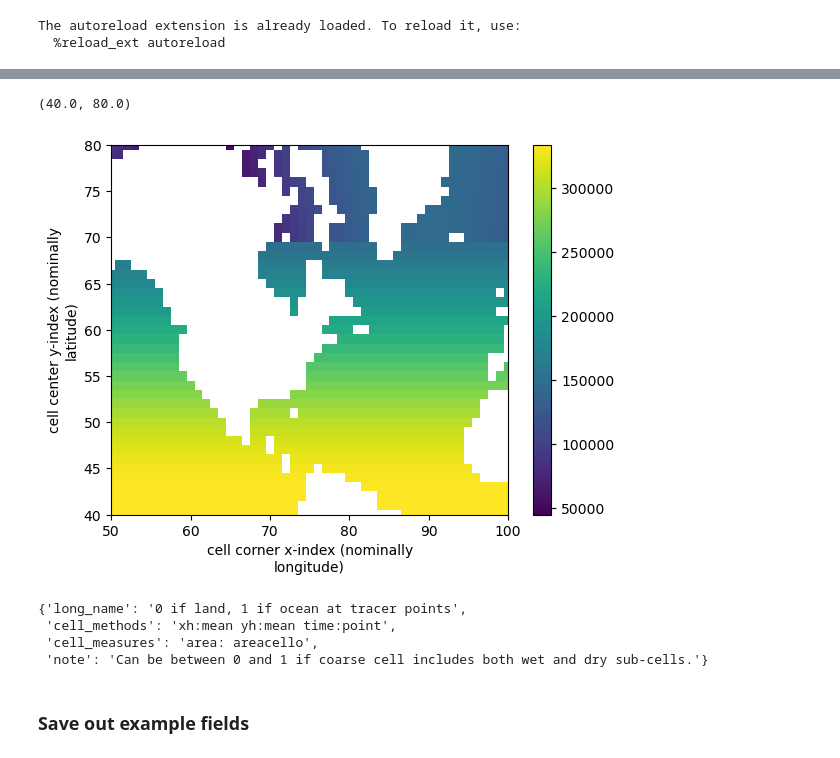
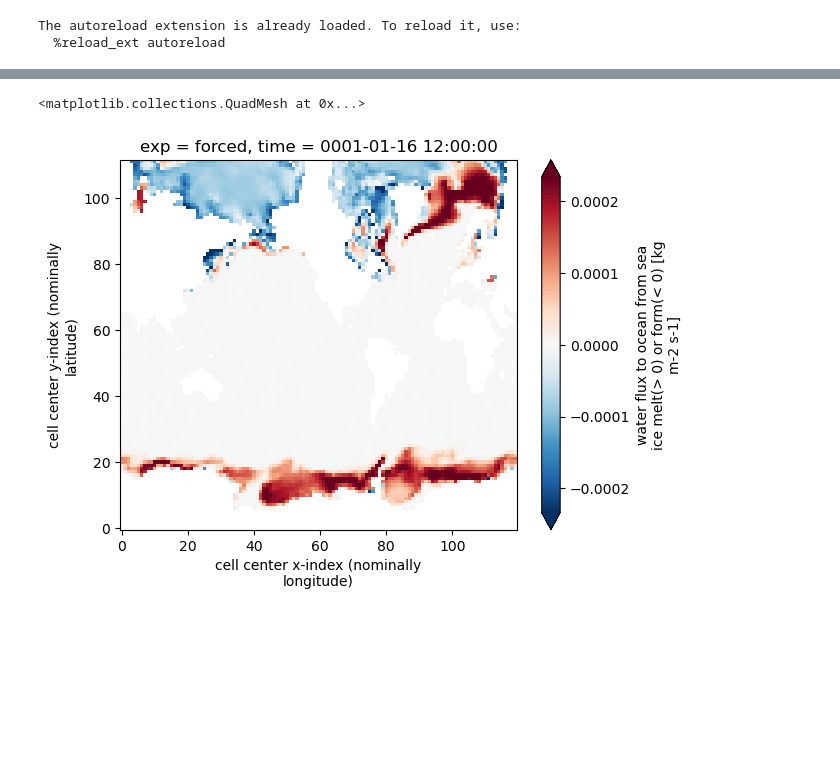
Before and after one commit to hdrake/CM4Xutils, a Jupyter notebook: examples/coarsen_budget_diags.ipynb, the cells around one changed output, grey strips where cells are left out. Cells and saved outputs as stored; diff of their text form; code cells hidden in the pictures; blank space fills up the shorter version.

```diff
--- a/examples/coarsen_budget_diags.ipynb
+++ b/examples/coarsen_budget_diags.ipynb
@@ -105,4 +64,4 @@ grid._ds.dyCu.fillna(0.).plot()
 # %%
-ds = remap_budgets_to_sigma2_and_coarsen("CM4Xp25", 2050)
+ds = remap_budgets_to_sigma2_and_coarsen("CM4Xp25", 1850)
 display(ds)
 # %% [output]
@@ -177,16 +100,0 @@ plt.ylim(40, 80)
-# %%
-(ds.dyCu/ds.wet_u).fillna(0.).plot()
-plt.xlim(50, 100)
-plt.ylim(40, 80)
-# %% [output]
-(40.0, 80.0)
-[figure, removed]
-# %%
-ds.wet.attrs
-# %% [output]
-{'long_name': '0 if land, 1 if ocean at tracer points',
- 'cell_methods': 'xh:mean yh:mean time:point',
- 'cell_measures': 'area: areacello',
- 'note': 'Can be between 0 and 1 if coarse cell includes both wet and dry sub-cells.'}
-# %% [markdown]
-### Save out example fields
@@ -194,0 +101,5 @@ ds[["siconc", "sos", "tos"]].isel(time=slice(0,12)).to_netcdf("../data/surface_o
+# %%
+ds["fsitherm"].isel(exp=0, time=0).plot(robust=True)
+# %% [output]
+<matplotlib.collections.QuadMesh at 0x...>
+[figure, added]
```
Also changed, not shown: parts of 18 cells of this notebook, 8 other files.
